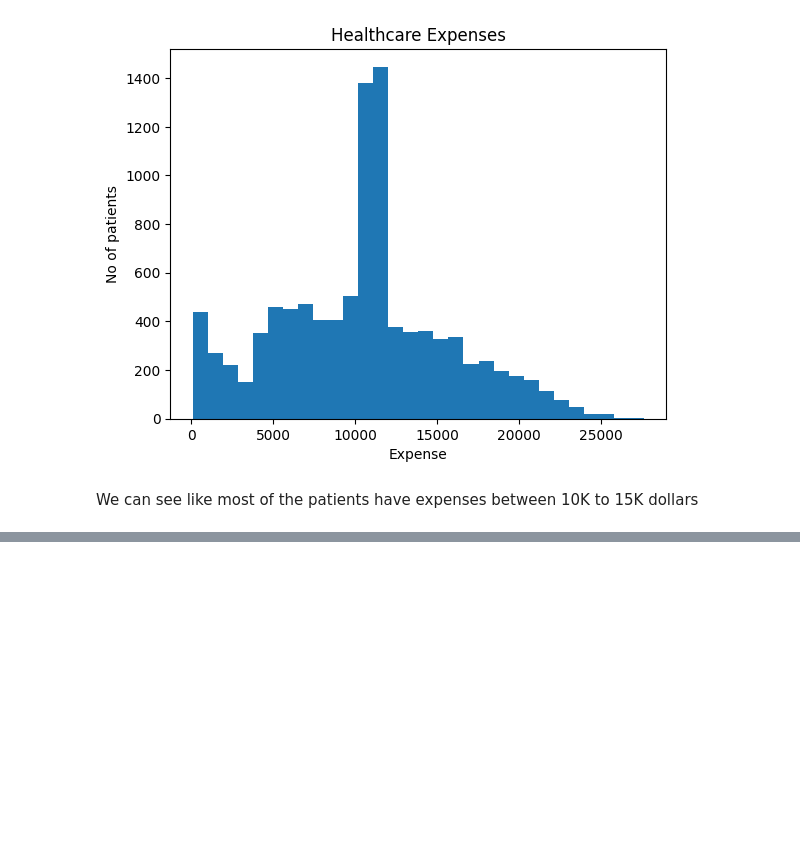
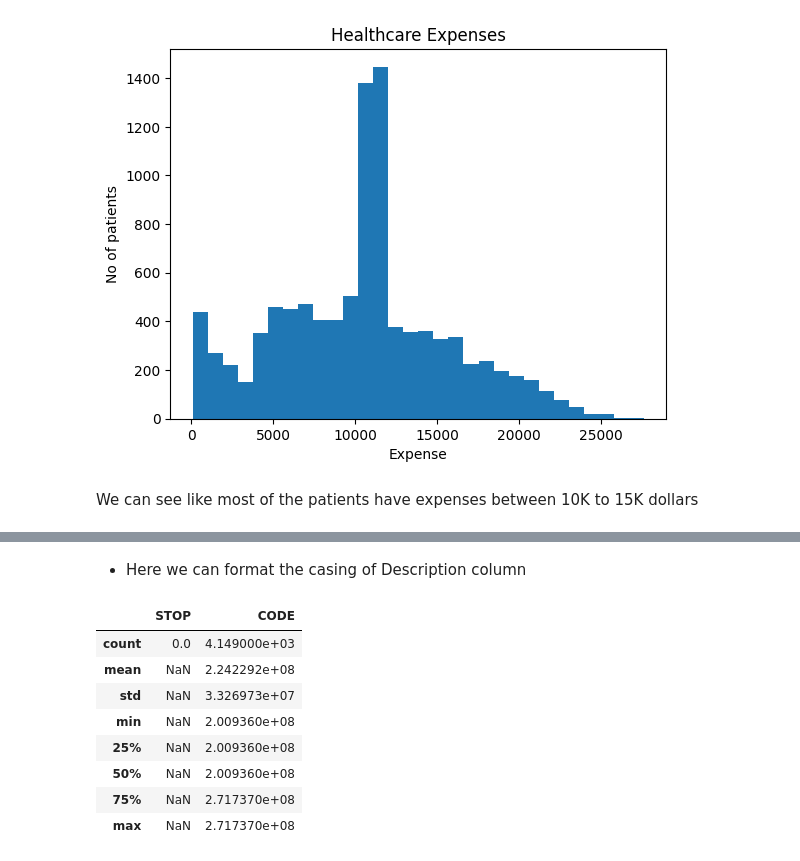
Before and after one commit to ABHISHEKBANKAWAT/Data_Engineering_Task, a Jupyter notebook: Step 1 - Data_quality_check/Dataset_EDA.ipynb, the cells around one changed output, grey strips where cells are left out. Cells and saved outputs as stored; diff of their text form; code cells hidden in the pictures; blank space fills up the shorter version.

```diff
--- a/Step 1 - Data_quality_check/Dataset_EDA.ipynb
+++ b/Step 1 - Data_quality_check/Dataset_EDA.ipynb
@@ -282,0 +198,14 @@ Total Duplicate Rows: 0
+# %% [markdown]
+* Here we can format the casing of Description column
+# %%
+conditions.describe()
+# %% [output]
+|  | STOP | CODE |
+| count | 0.0 | 4.149000e+03 |
+| mean | NaN | 2.242292e+08 |
+| std | NaN | 3.326973e+07 |
+| min | NaN | 2.009360e+08 |
+| 25% | NaN | 2.009360e+08 |
+| 50% | NaN | 2.009360e+08 |
+| 75% | NaN | 2.717370e+08 |
+| max | NaN | 2.717370e+08 |
```
Also changed, not shown: parts of 26 cells of this notebook.
